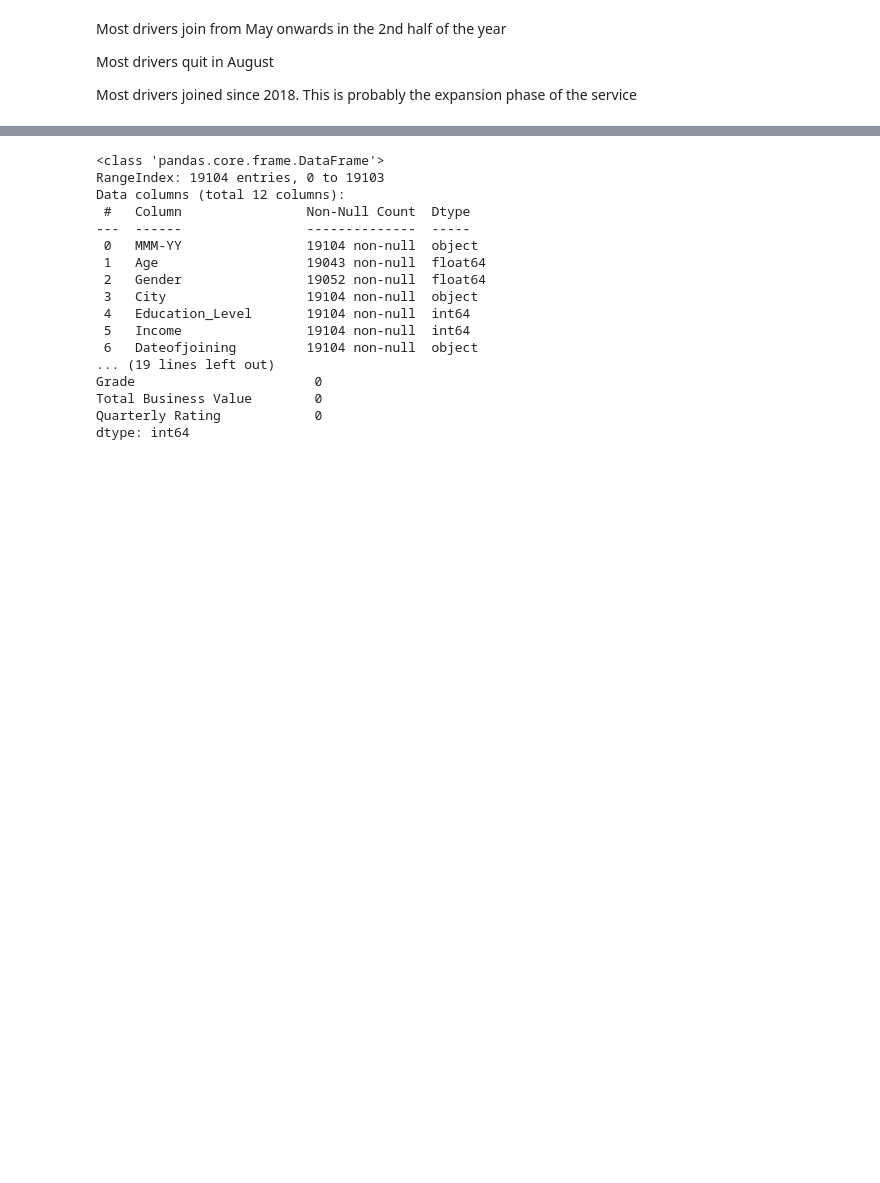
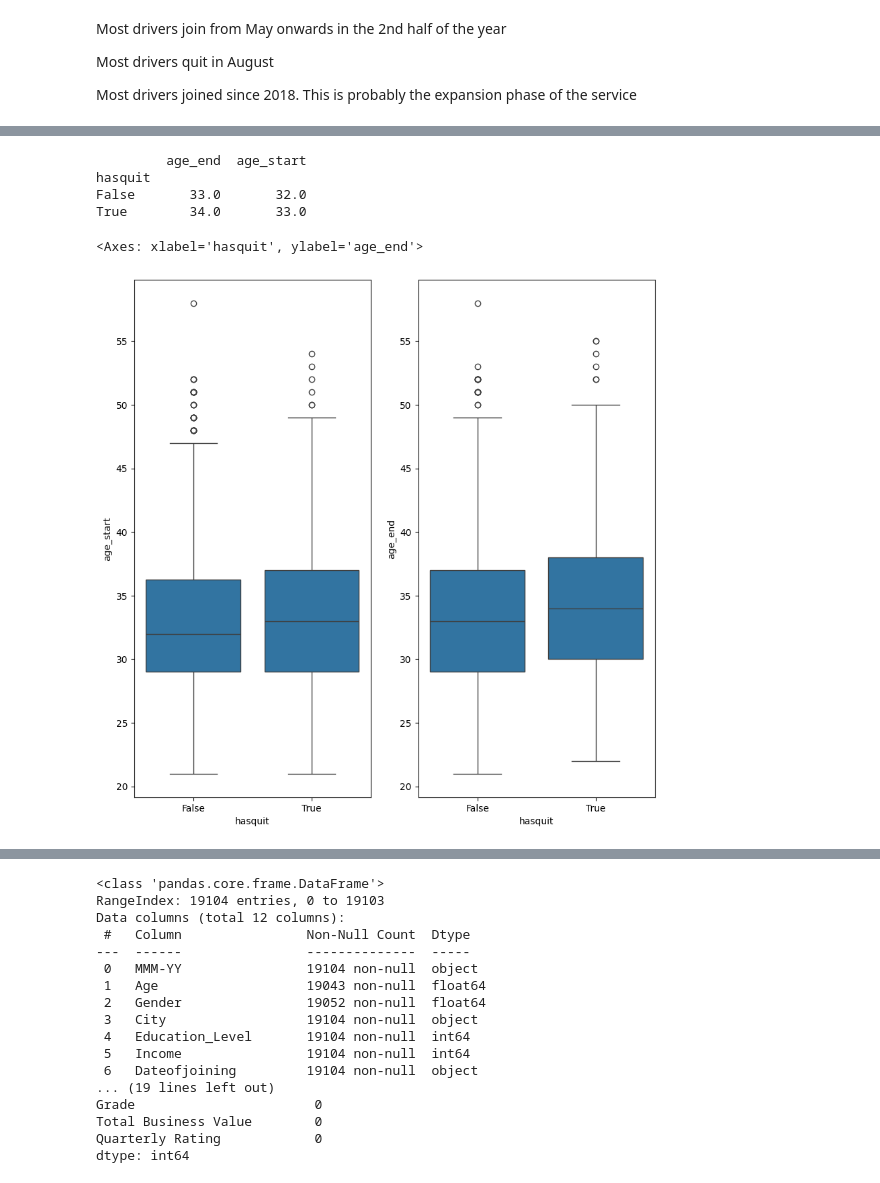
Before and after one commit to madhavpro3/DSML_casestudies, a Jupyter notebook: driver_churn.ipynb, the cells around one changed output, grey strips where cells are left out. Drawn from its saved outputs; the diff is of its cells as text; code cells hidden in the pictures; blank space fills up the shorter version.

```diff
--- a/driver_churn.ipynb
+++ b/driver_churn.ipynb
@@ -171,0 +245,18 @@ gender
+# %%
+import seaborn as sns
+
+print(df_agg.pivot_table(index='hasquit',values=['age_start','age_end'],aggfunc='median'))
+
+plt.figure(figsize=(6,5))
+plt.subplot(1,2,1)
+sns.boxplot(df_agg,x='hasquit',y='age_start')
+
+plt.subplot(1,2,2)
+sns.boxplot(df_agg,x='hasquit',y='age_end')
+# %% [output]
+         age_end  age_start
+hasquit
+False       33.0       32.0
+True        34.0       33.0
+<Axes: xlabel='hasquit', ylabel='age_end'>
+[figure, added]
```
Also changed, not shown: parts of 6 cells of this notebook.
